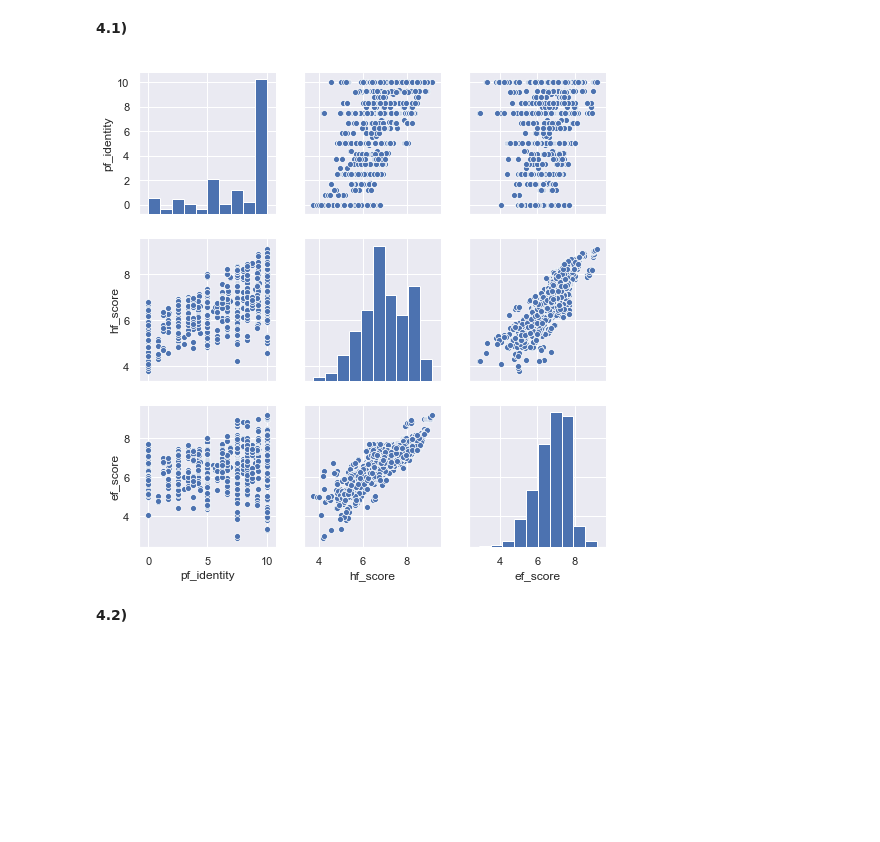
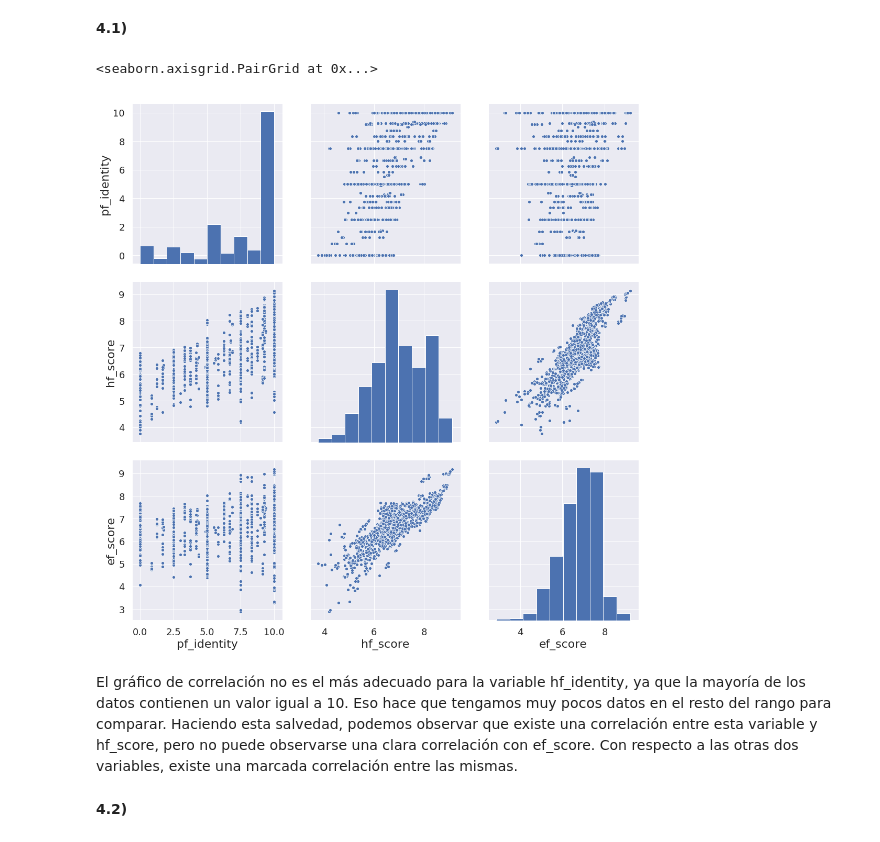
Before and after one commit to lvc0107/diplodatos, a Jupyter notebook: notebooks/practico1_nahuel.ipynb, the cells around one changed output. Saved outputs shown, nothing was run; the diff lists cells and outputs as text; code cells hidden in the pictures; blank space fills up the shorter version.

```diff
--- a/notebooks/practico1_nahuel.ipynb
+++ b/notebooks/practico1_nahuel.ipynb
@@ -622,11 +683,13 @@ Como pf_indentity contribuye al cálculo de hf_score y ef_score, esperamos halla
 4. [Opcional] Analizar la correlación entre la region y el hf_score (y/o el ef_score); y entre la region y el pf_identity. Considerar que como la variable *region* es ordinal, debe utilizarse algún tipo de test. Explicar cuáles son los requisitos necesarios para la aplicación de ese test. (Si no se cumplieran, se pueden agregar algunos datos para generar más registros)
 # %% [markdown]
 **4.1)**
-# %%
-df = dataset[['pf_identity','hf_score', 'ef_score']]
-g = sb.pairplot(df)
-# %% [output]
-[figure, removed]
+# %%
+sb.pairplot(dataset, vars=['pf_identity','hf_score', 'ef_score'], height=5)
+# %% [output]
+<seaborn.axisgrid.PairGrid at 0x...>
+[figure, added]
+# %% [markdown]
+El gráfico de correlación no es el más adecuado para la variable hf_identity, ya que la mayoría de los datos contienen un valor igual a 10. Eso hace que tengamos muy pocos datos en el resto del rango para comparar. Haciendo esta salvedad, podemos observar que existe una correlación entre esta variable y hf_score, pero no puede observarse una clara correlación con ef_score. Con respecto a las otras dos variables, existe una marcada correlación entre las mismas.
 # %% [markdown]
 **4.2)**
 # %%
```
Also changed, not shown: parts of 15 cells of this notebook.
